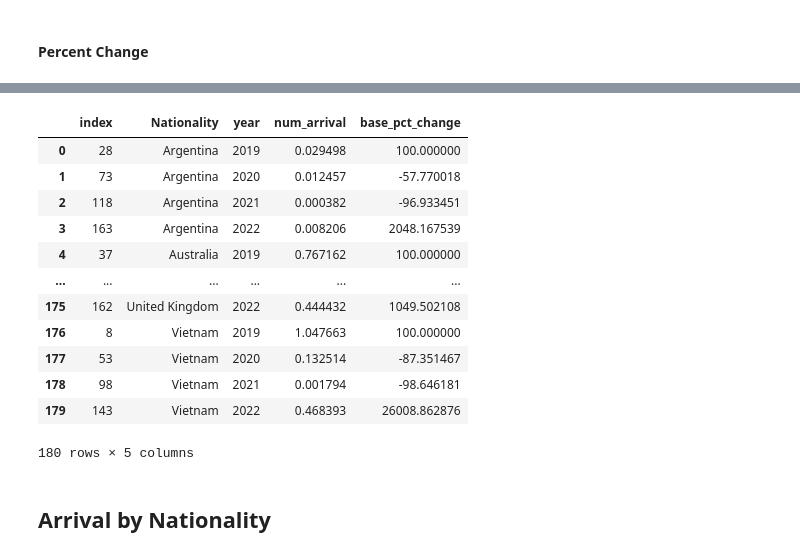
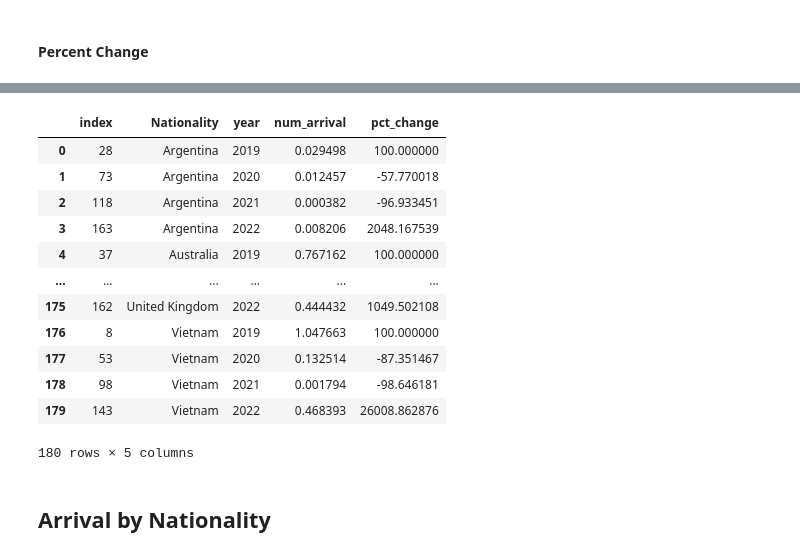
Before and after one commit to eatrabyo/dads-5001-mini-project, a Jupyter notebook: Analysis.ipynb, the cells around one changed output, grey strips where cells are left out. Cells and saved outputs as stored; diff of their text form; code cells hidden in the pictures.

```diff
--- a/Analysis.ipynb
+++ b/Analysis.ipynb
@@ -100,7 +73,5 @@ country_th_arrival_melt['num_arrival'] = country_th_arrival_melt['num_arrival']/
 # %%
 country_th_arrival_melt.sort_values(by=['Nationality','year'],inplace=True)
 region_th_arrival_melt.sort_values(by=['Nationality','year'],inplace=True)
-country_th_arrival_melt['base_pct_change'] = country_th_arrival_melt.groupby('Nationality')['num_arrival'].pct_change()
-##country_th_arrival_melt['base_pct_change'] = country_th_arrival_melt.groupby('Nationality')['num_arrival'].apply(lambda x: x.div(x.iloc[0]).subtract(1).mul(100))
-region_th_arrival_melt['base_pct_change'] = region_th_arrival_melt.groupby('Nationality')['num_arrival'].apply(lambda x: x.div(x.iloc[0]).subtract(1).mul(100))
-##country_th_arrival_melt['base_pct_change'] = (country_th_arrival_melt['num_arrival'] / country_th_arrival_melt.groupby('Nationality')['num_arrival'].shift(1) - 1) * 100
+country_th_arrival_melt['pct_change'] = country_th_arrival_melt.groupby('Nationality')['num_arrival'].pct_change()
+region_th_arrival_melt['pct_change'] = region_th_arrival_melt.groupby('Nationality')['num_arrival'].pct_change()
@@ -116,9 +78,9 @@ To adopt the future behavior and silence this warning, use
 # %%
 percent_change = country_th_arrival_melt.fillna(1).reset_index()
-percent_change['base_pct_change'] = percent_change['base_pct_change'].apply(lambda x: x*100)
+percent_change['pct_change'] = percent_change['pct_change'].apply(lambda x: x*100)
 percent_change
 # %% [output]
-|  | index | Nationality | year | num_arrival | base_pct_change |
+|  | index | Nationality | year | num_arrival | pct_change |
 | 0 | 28 | Argentina | 2019 | 0.029498 | 100.000000 |
 | 1 | 73 | Argentina | 2020 | 0.012457 | -57.770018 |
 | 2 | 118 | Argentina | 2021 | 0.000382 | -96.933451 |
```
Also changed, not shown: parts of 7 cells of this notebook.
